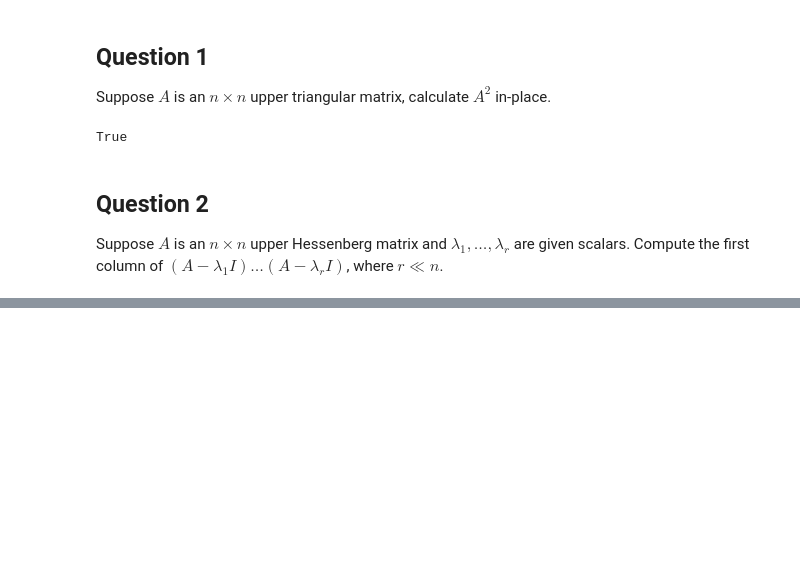
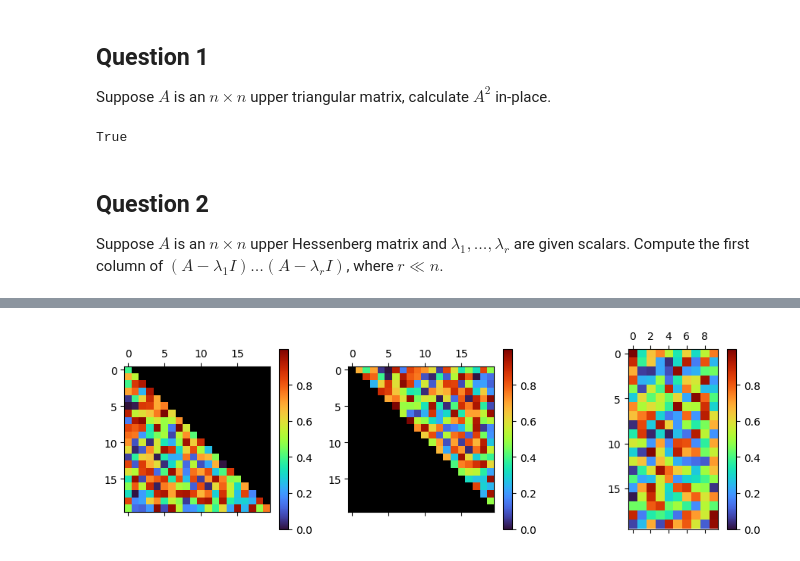
Before and after one commit to wang-xianghao/Matrix-Computations-Algorithms, a Jupyter notebook: exercises/Exercise 1.2.ipynb, the cells around one changed output, grey strips where cells are left out. Saved outputs shown, nothing was run; the diff lists cells and outputs as text; code cells hidden in the pictures; blank space fills up the shorter version.

```diff
--- a/exercises/Exercise 1.2.ipynb
+++ b/exercises/Exercise 1.2.ipynb
@@ -64,0 +142,19 @@ plot_matrices([A, y_correct[:, np.newaxis], y[:, np.newaxis]], (1, 3), (12, 4))
+# %%
+# Create a symmetric matrices
+n = 20
+p = 10
+X = np.random.rand(n, p)
+A_low = np.tril(np.random.rand(n, n))
+A_high = np.triu(A_low.T, 1)
+A = A_low + A_high
+
+# Store A in symmetric storage
+A_vec = np.empty((1 + n) * n // 2)
+idx = 0
+for j in range(n):
+    A_vec[idx:idx+n-j] = A[j:,j]
+    idx += n - j
+
+plot_matrices([A_low, A_high, X], (1, 3), (9, 3))
+# %% [output]
+[figure, added]
```
Also changed, not shown: parts of 19 cells of this notebook.
